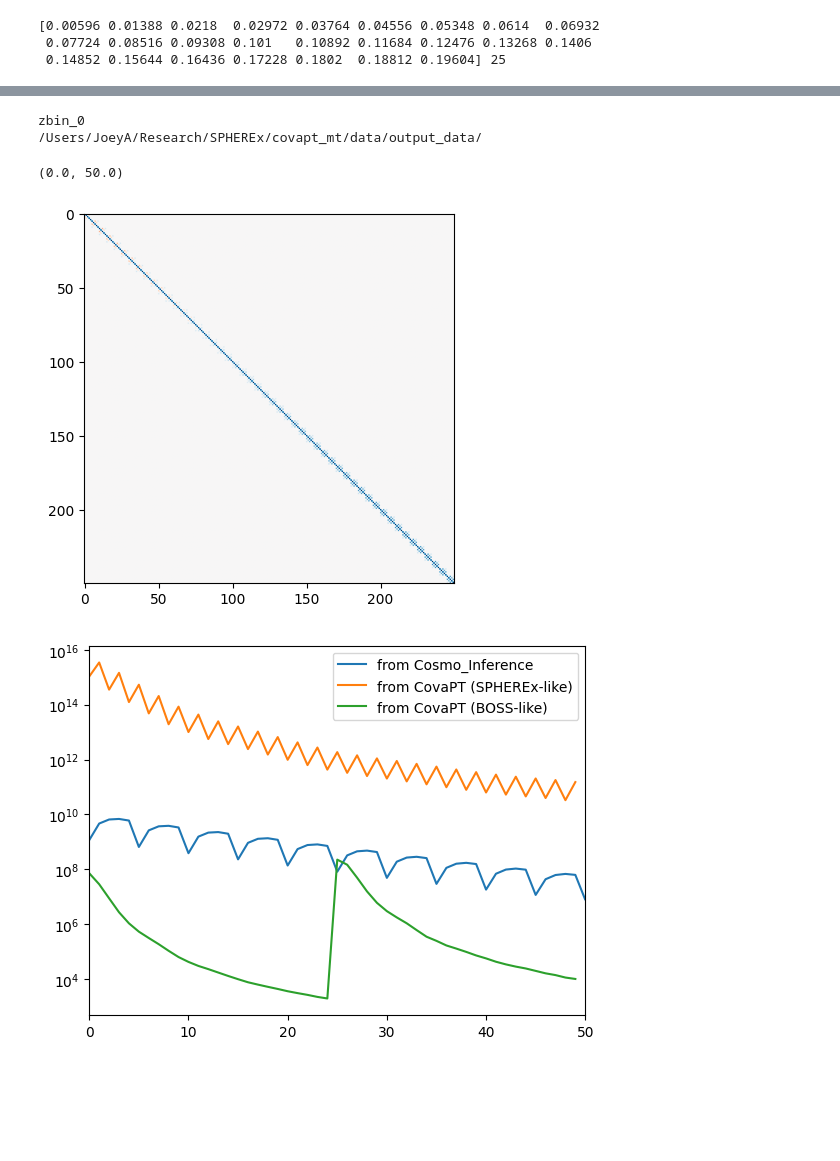
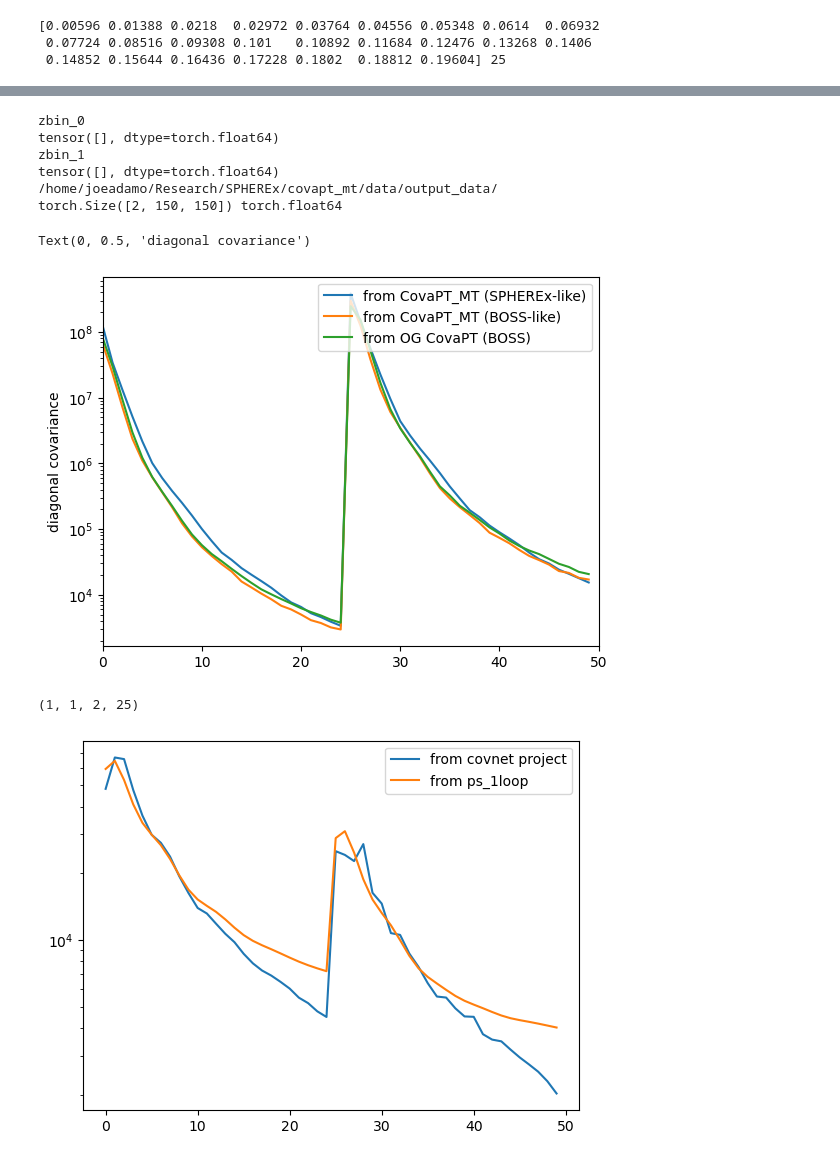
Before and after one commit to jadamo/covapt_mt, a Jupyter notebook: test_mt_covapt.ipynb, the cells around one changed output, grey strips where cells are left out. Drawn from its saved outputs; the diff is of its cells as text; code cells hidden in the pictures; blank space fills up the shorter version.

```diff
--- a/test_mt_covapt.ipynb
+++ b/test_mt_covapt.ipynb
@@ -262,33 +287,64 @@ plt.yscale("log")
 # %%
 # save inverse matrices as a dictionary of pytorch tensors
+# NOTE: You should do this calculation in double percision to increase numerical stability
 P = {}
+P = torch.zeros((num_zbins, new_cov[0].shape[0], new_cov[0].shape[1]), dtype=torch.float64)
 for z in range(num_zbins):
     bin_str = "zbin_"+str(z)
     print(bin_str)
     L = np.linalg.cholesky(new_cov[z])
-    P[bin_str] = torch.from_numpy(np.linalg.inv(new_cov[z]))
+    P[z] = torch.from_numpy(np.linalg.inv(new_cov[z]))
+
+    eig, q = torch.linalg.eigh(P[z])
+    print((eig[(eig < 0)]))
+    assert torch.all(eig > 0)
 
 print(config_dict["output_dir"])
+print(P.shape, P.dtype)
 torch.save(P, config_dict["output_dir"]+"invcov.dat")
 # %% [output]
 zbin_0
-/Users/JoeyA/Research/SPHEREx/covapt_mt/data/output_data/
+tensor([], dtype=torch.float64)
+zbin_1
+tensor([], dtype=torch.float64)
+/home/joeadamo/Research/SPHEREx/covapt_mt/data/output_data/
+torch.Size([2, 150, 150]) torch.float64
 # %%
-old_cov_file = "/Users/JoeyA/Research/Data/SPHEREx-Data/invcov.npy"
-old_cov = np.load(old_cov_file)
-covnet_cov_file = np.load("/Users/JoeyA/Research/Data/CovNet-Data/Cov_Fid.npz")
+#old_cov_file = "/home/joeadamo/Research/Data/SPHEREx-Data/invcov.npy"
+#old_cov = np.load(old_cov_file)
+covnet_cov_file = np.load("/home/joeadamo/Research/Data/CovNet-Data/Cov_Fid.npz")
 covnet_cov = covnet_cov_file["C_G"]
 
-plt.imshow(CorMat(old_cov[0]), cmap="RdBu", vmin=-1, vmax=1)
+boss_cov_file = np.load("/home/joeadamo/Research/SPHEREx/covapt_mt/data/output_data/cov_boss.npz")
+boss_cov = boss_cov_file["zbin_0"]
+#plt.imshow(CorMat(old_cov[0]), cmap="RdBu", vmin=-1, vmax=1)
 
 plt.figure()
-plt.plot(np.diag(np.linalg.inv(old_cov[0])), label="from Cosmo_Inference")
-plt.plot(np.diag(new_cov[0]), label="from CovaPT (SPHEREx-like)")
-plt.plot(np.diag(covnet_cov), label="from CovaPT (BOSS-like)")
+#plt.plot(np.diag(np.linalg.inv(old_cov[0])), label="from Cosmo_Inference")
+plt.plot(np.diag(C_G[0]), label="from CovaPT_MT (SPHEREx-like)")
+plt.plot(np.diag(boss_cov), label="from CovaPT_MT (BOSS-like)")
+plt.plot(np.diag(covnet_cov), label="from OG CovaPT (BOSS)")
 plt.yscale("log")
 plt.legend()
 plt.xlim(0, 50)
+plt.ylabel("diagonal covariance")
+
+# plt.figure()
+# plt.plot(np.diag(boss_cov) / np.diag(covnet_cov))
+# plt.yscale("log")
 # %% [output]
-(0.0, 50.0)
+Text(0, 0.5, 'diagonal covariance')
-[figure, old version]
+[figure, new version]
-[figure, removed]
+# %%
+ps_covnet = np.load("/home/joeadamo/Research/Data/CovNet-Data/pk_ngc_z3_noisy.npz")
+ps_covnet = ps_covnet["pk_noisy"][0]
+ps_boss = np.load("/home/joeadamo/Research/SPHEREx/covapt_mt/data/input_data/ps_boss.npy")
+print(ps_boss.shape)
+
+plt.plot(ps_covnet, label="from covnet project")
+plt.plot(ps_boss.flatten(), label="from ps_1loop")
+plt.legend()
+plt.yscale("log")
+# %% [output]
+(1, 1, 2, 25)
+[figure, added]
```
Also changed, not shown: parts of 11 cells of this notebook, 1 other file.
